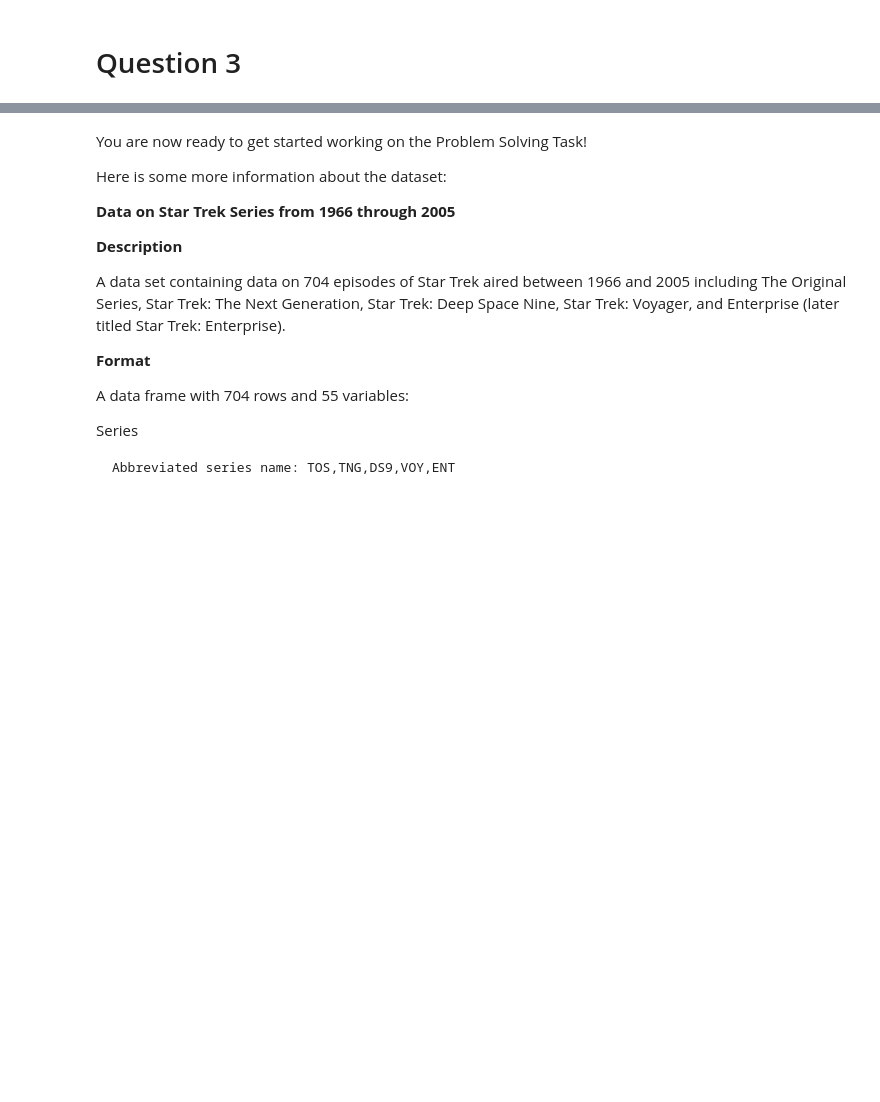
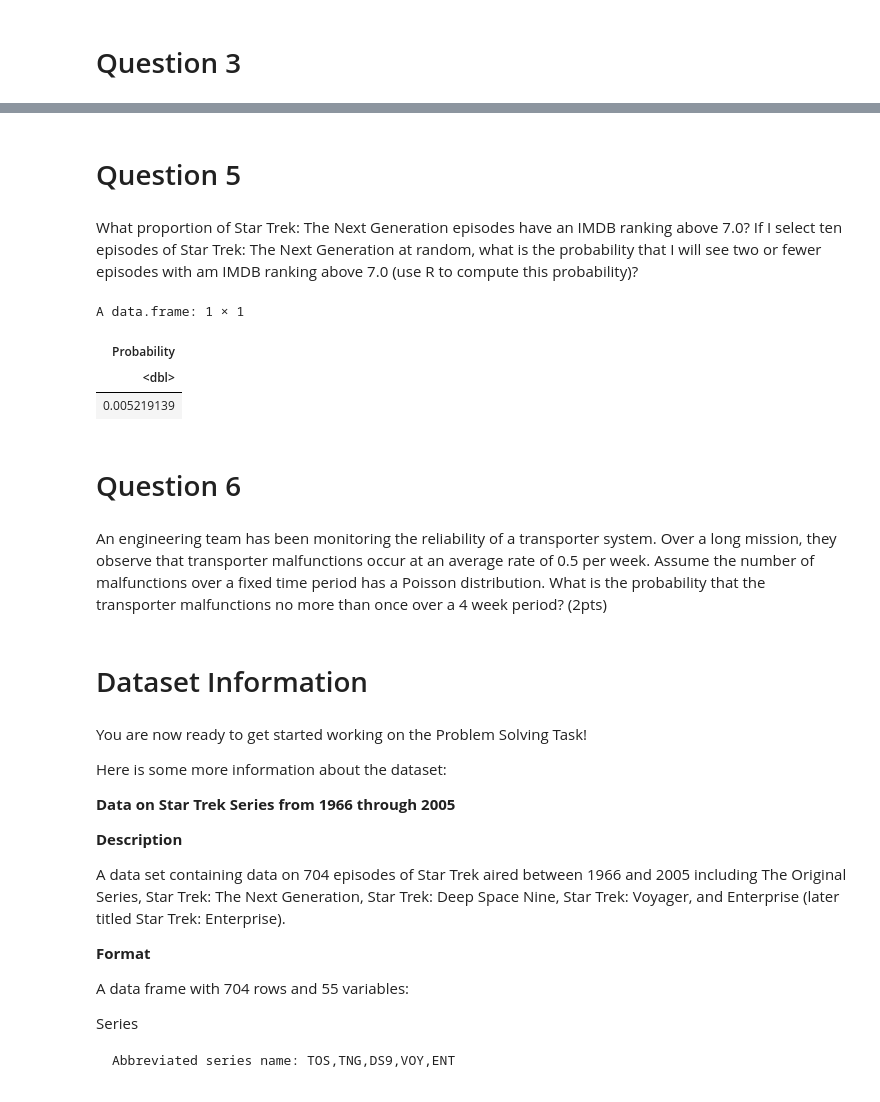
Before and after one commit to BaileyZischke/SpooderMan8.github.io, a Jupyter notebook: notebooks/psts/Assignment1.ipynb, the cells around one changed output, grey strips where cells are left out. Saved outputs shown, nothing was run; the diff lists cells and outputs as text; code cells hidden in the pictures; blank space fills up the shorter version.

```diff
--- a/notebooks/psts/Assignment1.ipynb
+++ b/notebooks/psts/Assignment1.ipynb
@@ -160,3 +205,25 @@ For all 704 episodes of Star Trek, compute the standard deviation of their IMDB
+# %% [markdown]
+# Question 5
+# %% [markdown]
+What proportion of Star Trek: The Next Generation episodes have an IMDB ranking above 7.0? If I select ten episodes of Star Trek: The Next Generation at random, what is the probability that I will see two or fewer episodes with am IMDB ranking above 7.0 (use R to compute this probability)?
+# %%
+episodes %>%
+  filter(Series.Name == "The Next Generation") %>%
+  mutate(greaterThan7 = ifelse(IMDB.Ranking > 7, 1, 0)) %>%
+  summarise(
+    Probability = pbinom(q = 2, size = 10, p = mean(greaterThan7), lower.tail = TRUE)
+  )
+# %% [output]
+A data.frame: 1 × 1
+| Probability |
+| <dbl> |
+| 0.005219139 |
+# %% [markdown]
+# Question 6
+# %% [markdown]
+An engineering team has been monitoring the reliability of a transporter system. Over a long mission, they observe that transporter malfunctions occur at an average rate of 0.5 per week. Assume the number of malfunctions over a fixed time period has a Poisson distribution. What is the probability that the transporter malfunctions no more than once over a 4 week period? (2pts)
+# %% [markdown]
+# Dataset Information
 # %% [markdown]
 You are now ready to get started working on the Problem Solving Task!
 
```
Also changed, not shown: parts of 7 cells of this notebook.
